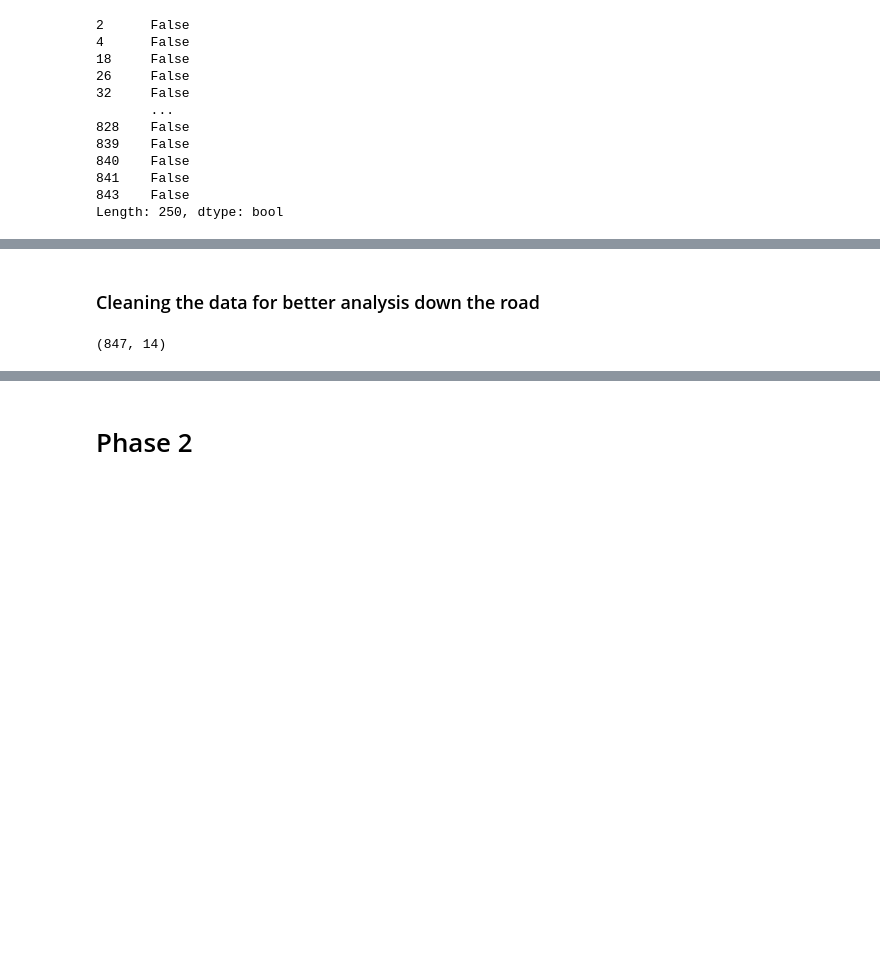
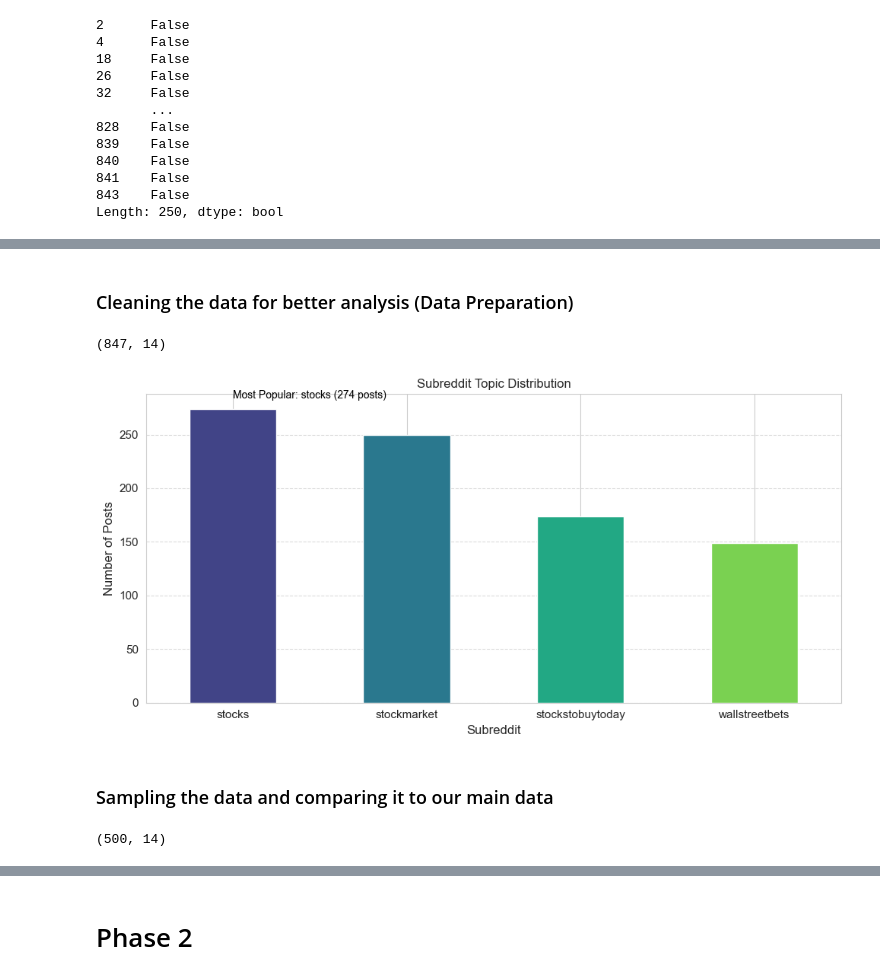
Before and after one commit to MigzAvila/DM2025-Lab1-Exercise, a Jupyter notebook: DM2025-Lab1-Homework.ipynb, the cells around one changed output, grey strips where cells are left out. Saved outputs shown, nothing was run; the diff lists cells and outputs as text; code cells hidden in the pictures; blank space fills up the shorter version.

```diff
--- a/DM2025-Lab1-Homework.ipynb
+++ b/DM2025-Lab1-Homework.ipynb
@@ -140,11 +140,63 @@ redditData.isnull().apply(lambda x: dmh.check_missing_values(x))
 | 0 | The amoung of missing records is: | The amoung of missing records is: | The amoung of missing records is: | The amoung of missing records is: | The amoung of missing records is: | The amoung of missing records is: | The amoung of missing records is: | The amoung of missing records is: | The amoung of missing records is: | The amoung of missing records is: | ... |
 | 1 | 0 | 0 | 0 | 0 | 0 | 0 | 0 | 0 | 783 | 783 | ... |
 # %% [markdown]
-### Cleaning the data for better analysis down the road
+### Cleaning the data for better analysis (Data Preparation)
 # %%
 redditData.apply(lambda x: dmh.check_missing_values(x), axis=1)
 redditData.dropna(axis=1, inplace=True)
 len(redditData)
+redditData['subreddit'] = redditData['subreddit'].str.lower()
 redditData.shape
 # %% [output]
 (847, 14)
+# %%
+import matplotlib.pyplot as plt
+import seaborn as sns
+import numpy as np
+
+# Setting up a more vivid color for our charts
+sns.set_style("whitegrid")
+sns.set_palette("viridis")
+
+# Plot the value counts
+ax = redditData['subreddit'].value_counts().plot(
+    kind='bar',
+    title='Subreddit Topic Distribution',
+    rot=0,
+    fontsize=11,
+    figsize=(10, 5),  # Wider and taller for better readability
+    color=sns.color_palette("viridis", n_colors=len(redditData['subreddit'].value_counts()))
+)
+
+# Add grid lines
+ax.grid(axis='y', linestyle='--', alpha=0.7)
+
+# Improve labels
+ax.set_xlabel('Subreddit', fontsize=12)
+ax.set_ylabel('Number of Posts', fontsize=12)
+
+# add note to the highest subreddit
+max_subreddit = redditData['subreddit'].value_counts().idxmax()
+max_count = redditData['subreddit'].value_counts().max()
+ax.annotate(
+    f"Most Popular: {max_subreddit} ({max_count} posts)",
+    xy=(0, max_count),  # Use numeric x position
+    xytext=(0, 10),      # Offset text above the bar
+    textcoords='offset points',
+    fontsize=10,
+    color='black'
+)
+
+
+# Adjust layout
+plt.tight_layout()
+plt.show()
+# %% [output]
+[figure, added]
+# %% [markdown]
+### Sampling the data and comparing it to our main data
+# %%
+reddit_sample = redditData.sample(n=500)
+reddit_sample.shape
+# %% [output]
+(500, 14)
```
Also changed, not shown: parts of 17 cells of this notebook, 2 other files.
